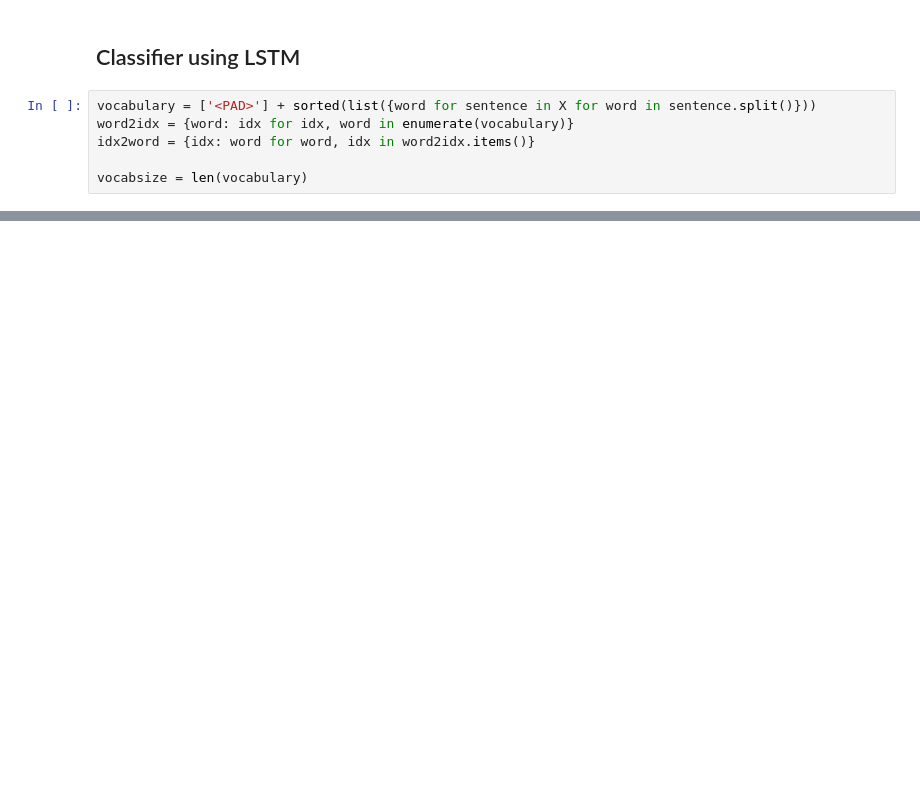
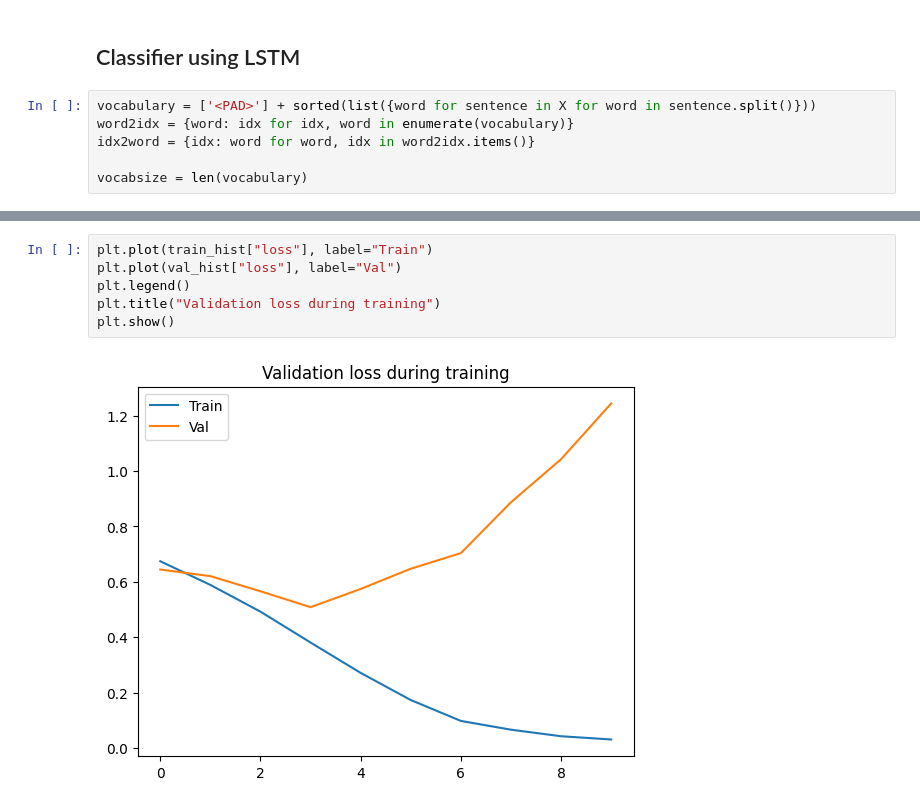
Before and after one commit to NilBiescas/NLP, a Jupyter notebook: exercises_day5/exercises5.ipynb, the cells around one changed output, grey strips where cells are left out. Drawn from its saved outputs; the diff is of its cells as text; blank space fills up the shorter version.

```diff
--- a/exercises_day5/exercises5.ipynb
+++ b/exercises_day5/exercises5.ipynb
@@ -388,3 +443,11 @@ Epoch 30 / 30, Loss: 0.0009652278968133032
+# %%
+plt.plot(train_hist["loss"], label="Train")
+plt.plot(val_hist["loss"], label="Val")
+plt.legend()
+plt.title("Validation loss during training")
+plt.show()
+# %% [output]
+[figure, added]
 # %%
 results, y_test = test(model, test_loader)
 print(classification_report(results, y_test))
```
Also changed, not shown: parts of 14 cells of this notebook, 1 other file.
